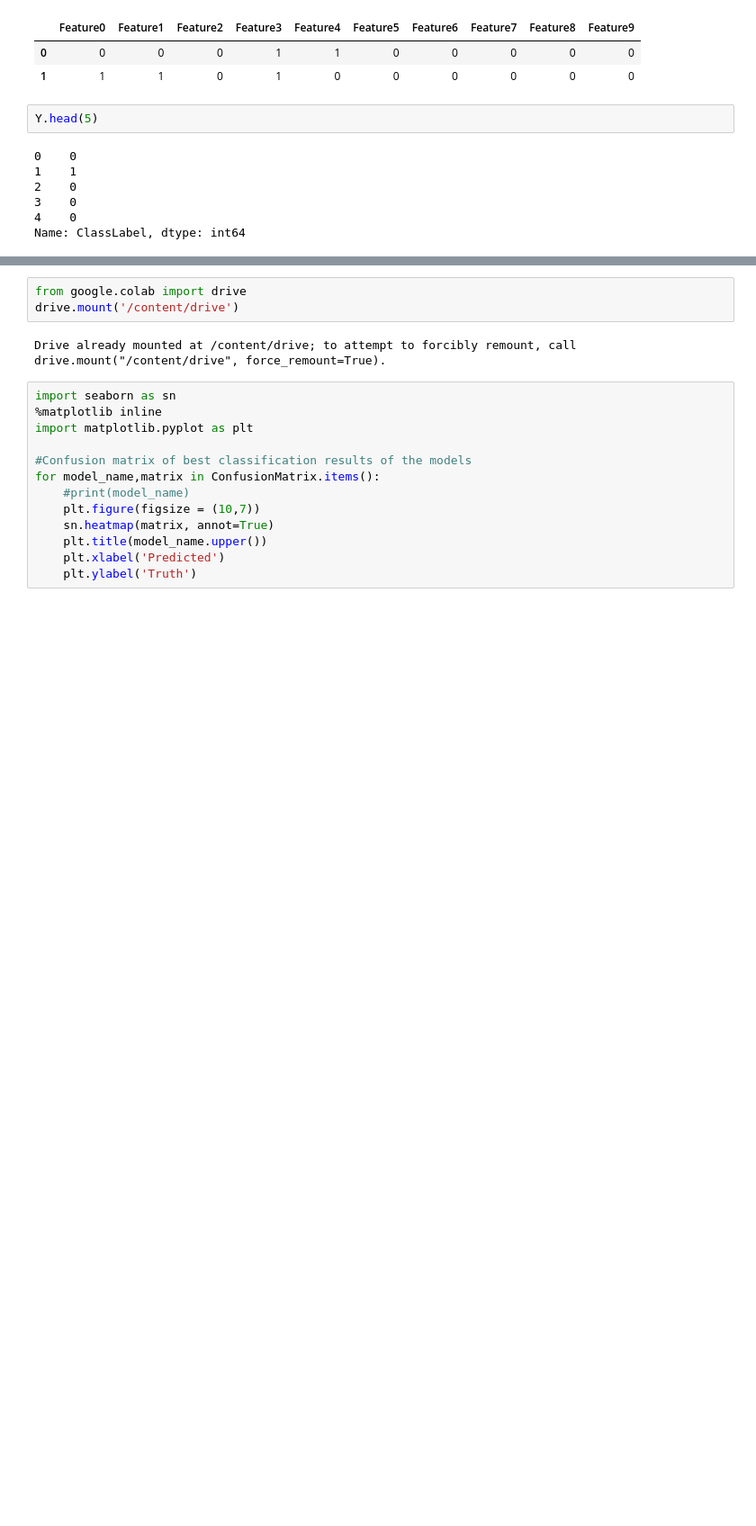
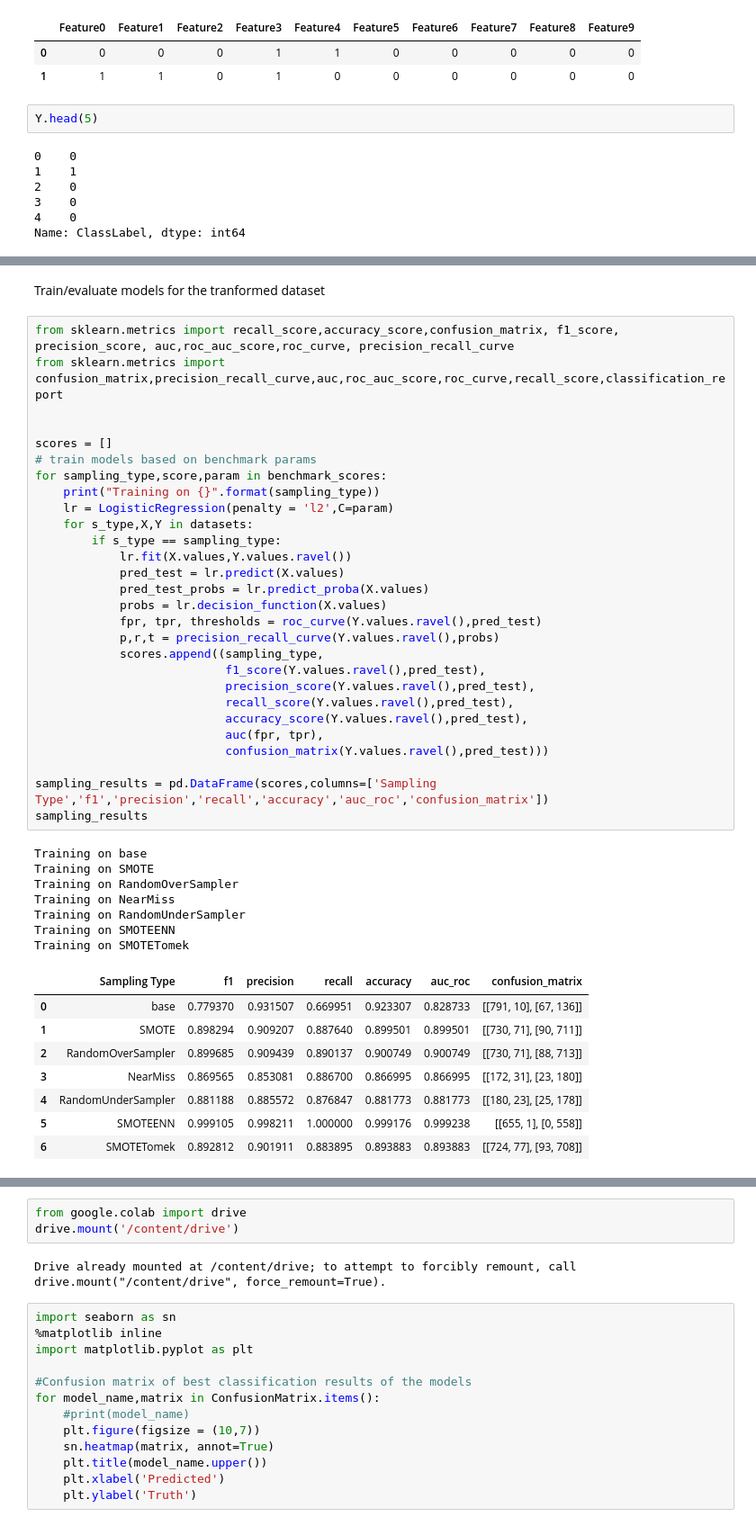
Before and after one commit to Sajid576/data-mining-techniques-to-detect-sql-nosql-injection-attack, a Jupyter notebook: Thesis/NoSQL_InjectionModel.ipynb, the cells around one changed output, grey strips where cells are left out. Shown: that part at 90% size. Cells and saved outputs as stored; diff of their text form; blank space fills up the shorter version.

```diff
--- a/Thesis/NoSQL_InjectionModel.ipynb
+++ b/Thesis/NoSQL_InjectionModel.ipynb
@@ -45,0 +223,46 @@ Name: ClassLabel, dtype: int64
+# %% [markdown]
+Train/evaluate models for the tranformed dataset
+# %%
+from sklearn.metrics import recall_score,accuracy_score,confusion_matrix, f1_score, precision_score, auc,roc_auc_score,roc_curve, precision_recall_curve
+from sklearn.metrics import confusion_matrix,precision_recall_curve,auc,roc_auc_score,roc_curve,recall_score,classification_report
+
+
+scores = []
+# train models based on benchmark params
+for sampling_type,score,param in benchmark_scores:
+    print("Training on {}".format(sampling_type))
+    lr = LogisticRegression(penalty = 'l2',C=param)
+    for s_type,X,Y in datasets:
+        if s_type == sampling_type:
+            lr.fit(X.values,Y.values.ravel())
+            pred_test = lr.predict(X.values)
+            pred_test_probs = lr.predict_proba(X.values)
+            probs = lr.decision_function(X.values)
+            fpr, tpr, thresholds = roc_curve(Y.values.ravel(),pred_test)
+            p,r,t = precision_recall_curve(Y.values.ravel(),probs)
+            scores.append((sampling_type,
+                           f1_score(Y.values.ravel(),pred_test),
+                           precision_score(Y.values.ravel(),pred_test),
+                           recall_score(Y.values.ravel(),pred_test),
+                           accuracy_score(Y.values.ravel(),pred_test),
+                           auc(fpr, tpr),
+                           confusion_matrix(Y.values.ravel(),pred_test)))
+
+sampling_results = pd.DataFrame(scores,columns=['Sampling Type','f1','precision','recall','accuracy','auc_roc','confusion_matrix'])
+sampling_results
+# %% [output]
+Training on base
+Training on SMOTE
+Training on RandomOverSampler
+Training on NearMiss
+Training on RandomUnderSampler
+Training on SMOTEENN
+Training on SMOTETomek
+|  | Sampling Type | f1 | precision | recall | accuracy | auc_roc | confusion_matrix |
+| 0 | base | 0.779370 | 0.931507 | 0.669951 | 0.923307 | 0.828733 | [[791, 10], [67, 136]] |
+| 1 | SMOTE | 0.898294 | 0.909207 | 0.887640 | 0.899501 | 0.899501 | [[730, 71], [90, 711]] |
+| 2 | RandomOverSampler | 0.899685 | 0.909439 | 0.890137 | 0.900749 | 0.900749 | [[730, 71], [88, 713]] |
+| 3 | NearMiss | 0.869565 | 0.853081 | 0.886700 | 0.866995 | 0.866995 | [[172, 31], [23, 180]] |
+| 4 | RandomUnderSampler | 0.881188 | 0.885572 | 0.876847 | 0.881773 | 0.881773 | [[180, 23], [25, 178]] |
+| 5 | SMOTEENN | 0.999105 | 0.998211 | 1.000000 | 0.999176 | 0.999238 | [[655, 1], [0, 558]] |
+| 6 | SMOTETomek | 0.892812 | 0.901911 | 0.883895 | 0.893883 | 0.893883 | [[724, 77], [93, 708]] |
```
Also changed, not shown: parts of 16 cells of this notebook, 1 other file.
